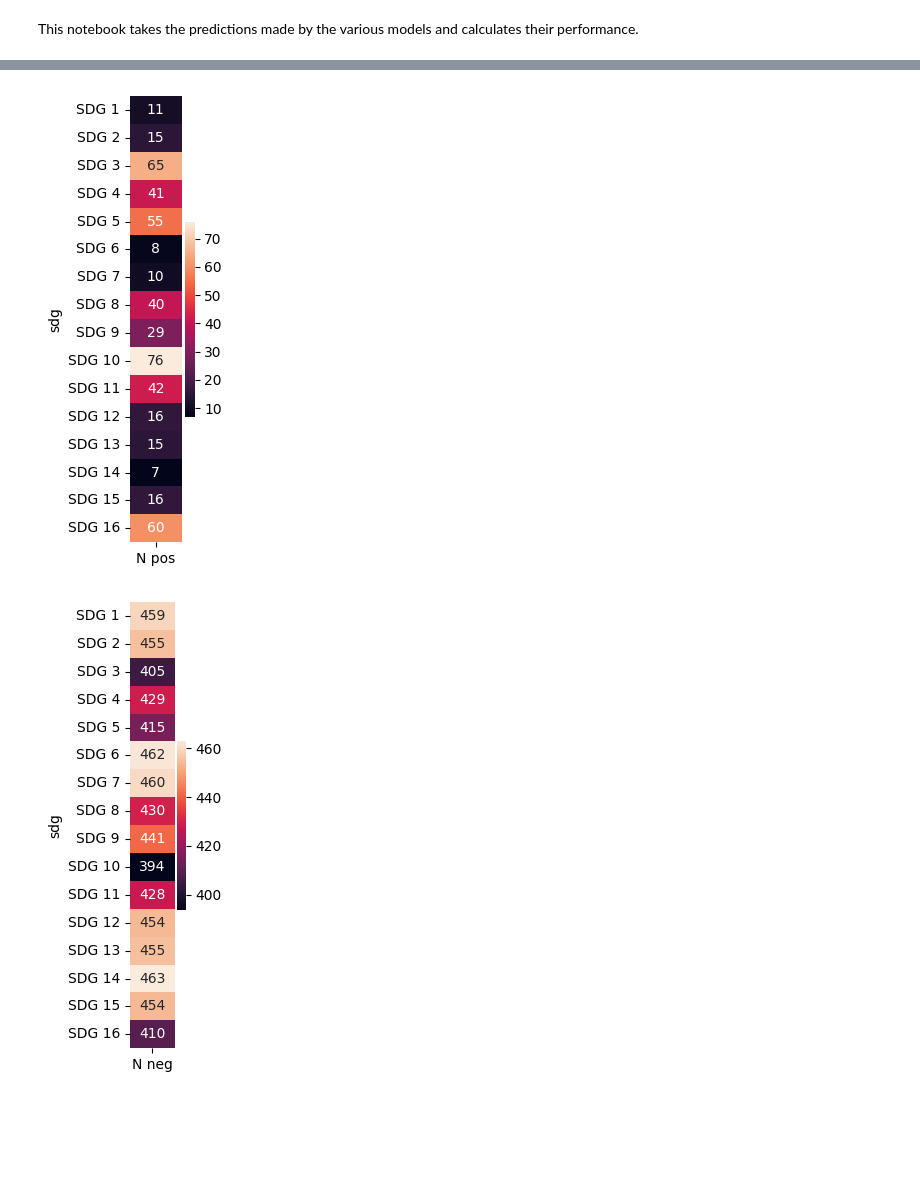
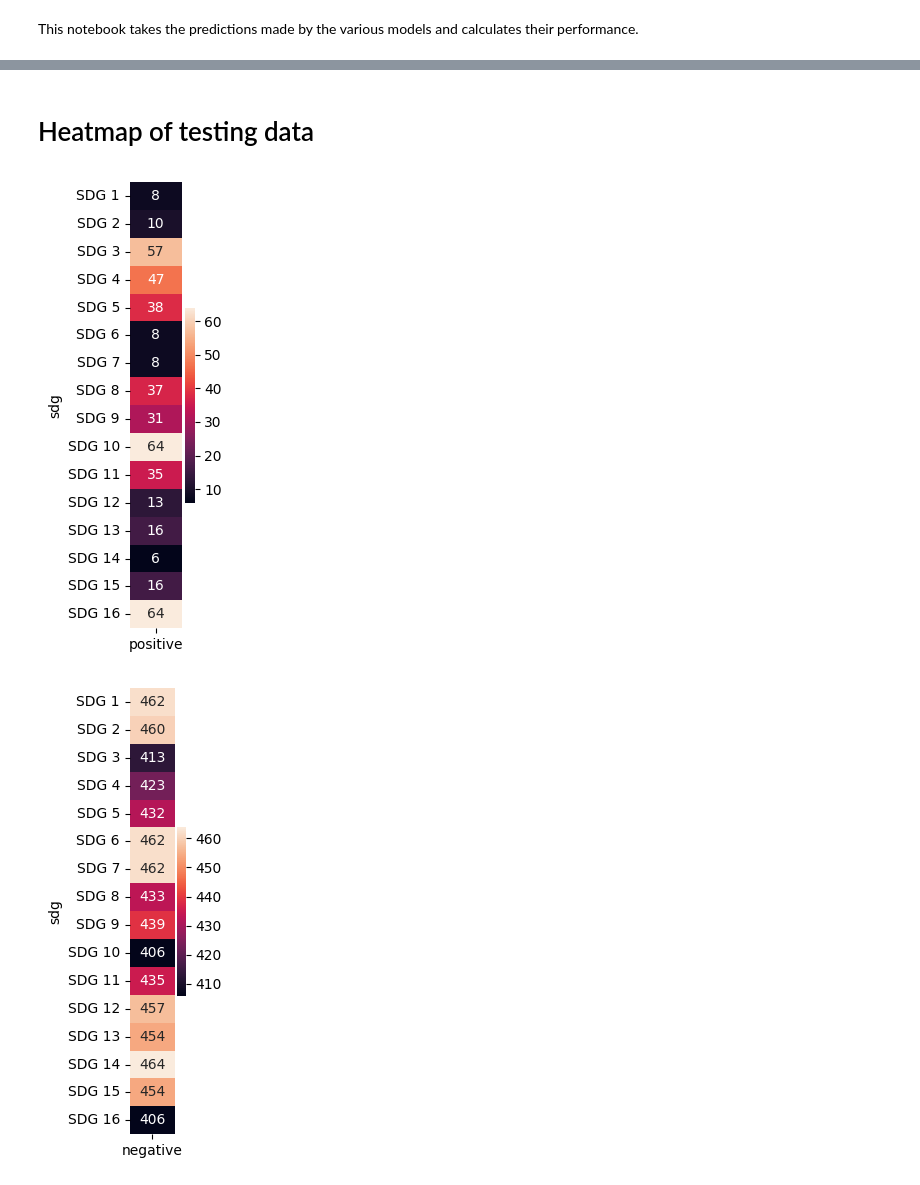
Before and after one commit to edalatma/sdg_text_analytics, a Jupyter notebook: scripts/explore_model_performance.ipynb, the cells around one changed output, grey strips where cells are left out. Cells and saved outputs as stored; diff of their text form; code cells hidden in the pictures; blank space fills up the shorter version.

```diff
--- a/scripts/explore_model_performance.ipynb
+++ b/scripts/explore_model_performance.ipynb
@@ -20,7 +20,7 @@ def count_sdgs(data):
 
 all_results = []
 for datatype in PROJECTNAME_DATA_PATHS.keys():
-    for project_name, data in iterdatatype_data(datatype):
+    for project_name, data in iterdatatype_data(datatype, "*"):
         sdg_counts, total_rows = count_sdgs(data)
         for sdg, sdg_count in sdg_counts.items():
             all_results.append(
@@ -39,10 +39,10 @@ for datatype in PROJECTNAME_DATA_PATHS.keys():
 data_counts_df = pd.DataFrame(all_results)
 
 model_performance = pd.read_json(ALL_EVAL_RESULTS_PATH, orient="records", lines=True)
-data_counts_df = data_counts_df.merge(
-    model_performance, how="left", on=["sdg", "project_name"]
+merged = data_counts_df.merge(
+    model_performance, how="inner", on=["sdg", "project_name", "datatype"]
 )
 
-data_counts_df.to_excel("../data/formatted_outputs/data_distribution.xlsx", index=False)
-data_counts_df
+merged.to_excel("../data/formatted_outputs/data_distribution.xlsx", index=False)
+merged.head()
 # %% [output]
@@ -77,0 +55,9 @@ relevant_data.sort_values("f1").head()
+# %%
+project = '2023_all_ugrad_outlines'
+SDG_ORDER = SDG_MAP.keys()
+
+data_filter = data_counts_df[data_counts_df["project_name"] == project]
+display(data_filter.head())
+
+model_filter = model_performance[(model_performance["project_name"] == project) & (model_performance["datatype"] == 'test')]
+display(model_filter.head())
@@ -96,18 +95,18 @@ plt.show()
+# %% [markdown]
+# Heatmap of testing data
 # %%
-temp_reduced = relevant_data.drop_duplicates("sdg").set_index("sdg").reindex(SDG_ORDER)
-temp_reduced["N pos"] = temp_reduced["TP"] + temp_reduced["FN"]
-temp_reduced["N neg"] = temp_reduced["FP"] + temp_reduced["TN"]
+temp_reduced = data_filter[data_filter["datatype"] == 'test'].drop_duplicates("sdg").set_index("sdg").reindex(SDG_ORDER)
 
 plt.figure(figsize=(2,5))
-sns.heatmap(temp_reduced[["N pos"]], annot=True, fmt=",.0f")
+sns.heatmap(temp_reduced[["positive"]], annot=True, fmt=",.0f")
 plt.tight_layout()
 plt.savefig("../data/presentation_figures/test_n_pos.png", dpi=300)
 plt.show()
 plt.figure(figsize=(2,5))
-sns.heatmap(temp_reduced[["N neg"]], annot=True, fmt=",.0f")
+sns.heatmap(temp_reduced[["negative"]], annot=True, fmt=",.0f")
 plt.tight_layout()
 plt.savefig("../data/presentation_figures/test_n_neg.png", dpi=300)
 plt.show()
 # %% [output]
-[figure, old version]
+[figure, new version]
-[figure, old version]
+[figure, new version]
```
Also changed, not shown: parts of 8 cells of this notebook, 9 other files.
